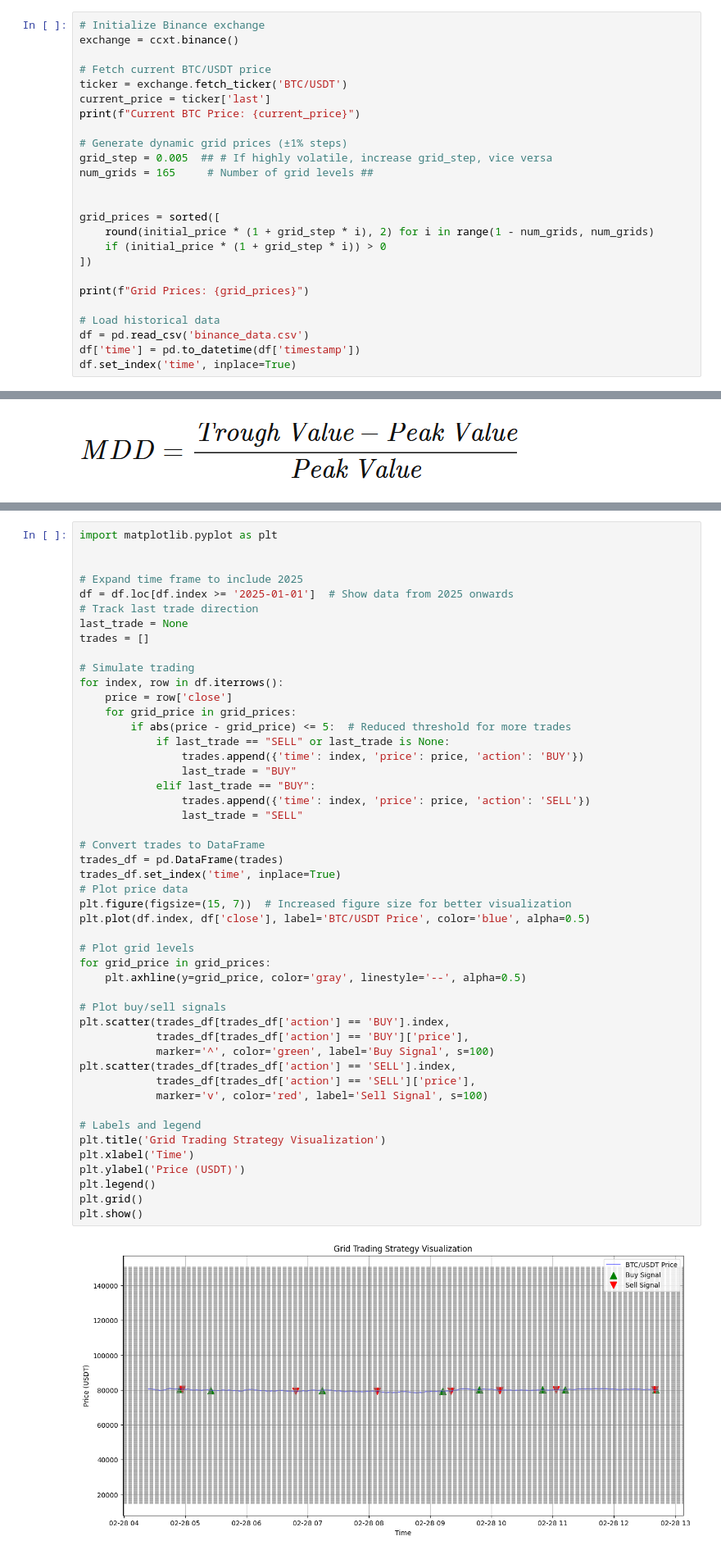
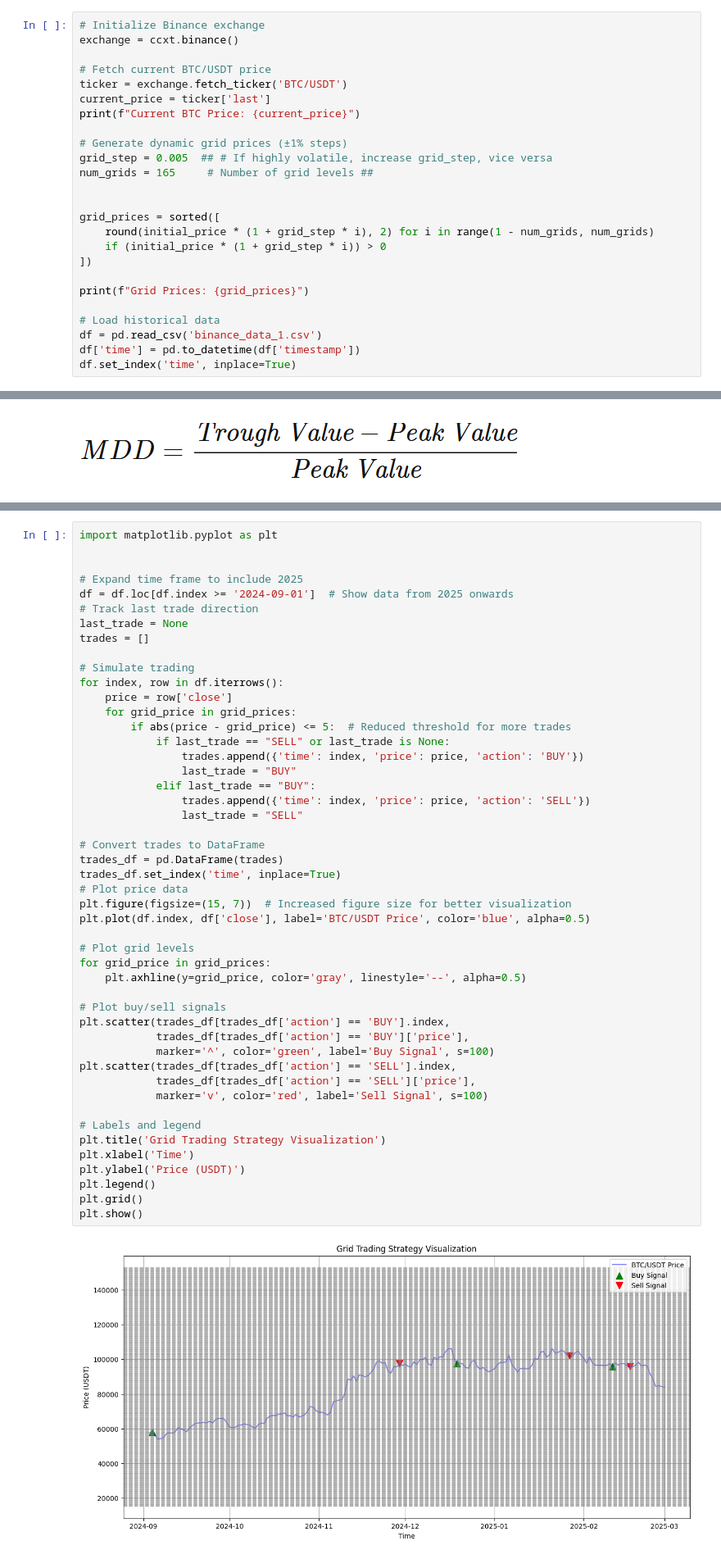
Before and after one commit to Lim-Rong-Jun/Btech-Trading-Bot, a Jupyter notebook: Grid_Trading_Bot/Grid_Bot_2ndDraft.ipynb, the cells around one changed output, grey strips where cells are left out. Shown at 82% size. Cells and saved outputs as stored; diff of their text form.

```diff
--- a/Grid_Trading_Bot/Grid_Bot_2ndDraft.ipynb
+++ b/Grid_Trading_Bot/Grid_Bot_2ndDraft.ipynb
@@ -164,7 +164,7 @@ grid_prices = sorted([
 print(f"Grid Prices: {grid_prices}")
 
 # Load historical data
-df = pd.read_csv('binance_data.csv')
+df = pd.read_csv('binance_data_1.csv')
 df['time'] = pd.to_datetime(df['timestamp'])
 df.set_index('time', inplace=True)
 # %% [output]
@@ -326,7 +324,7 @@ import matplotlib.pyplot as plt
 
 
 # Expand time frame to include 2025
-df = df.loc[df.index >= '2025-01-01']  # Show data from 2025 onwards
+df = df.loc[df.index >= '2024-09-01']  # Show data from 2025 onwards
 # Track last trade direction
 last_trade = None
 trades = []
@@ -343,34 +341,34 @@ for index, row in df.iterrows():
                 trades.append({'time': index, 'price': price, 'action': 'SELL'})
                 last_trade = "SELL"
 
 # Convert trades to DataFrame
 trades_df = pd.DataFrame(trades)
 trades_df.set_index('time', inplace=True)
 # Plot price data
 plt.figure(figsize=(15, 7))  # Increased figure size for better visualization
 plt.plot(df.index, df['close'], label='BTC/USDT Price', color='blue', alpha=0.5)
 
 # Plot grid levels
 for grid_price in grid_prices:
     plt.axhline(y=grid_price, color='gray', linestyle='--', alpha=0.5)
 
 # Plot buy/sell signals
 plt.scatter(trades_df[trades_df['action'] == 'BUY'].index,
             trades_df[trades_df['action'] == 'BUY']['price'],
             marker='^', color='green', label='Buy Signal', s=100)
 plt.scatter(trades_df[trades_df['action'] == 'SELL'].index,
             trades_df[trades_df['action'] == 'SELL']['price'],
             marker='v', color='red', label='Sell Signal', s=100)
 
 # Labels and legend
 plt.title('Grid Trading Strategy Visualization')
 plt.xlabel('Time')
 plt.ylabel('Price (USDT)')
 plt.legend()
 plt.grid()
 plt.show()
 # %% [output]
-[figure, old version]
+[figure, new version]
 # %% [markdown]
 ## backtesting with historical data from 01/Jan/2024 to 31/May/2024
 # %%
```
Also changed, not shown: parts of 9 cells of this notebook, 1 other file.
